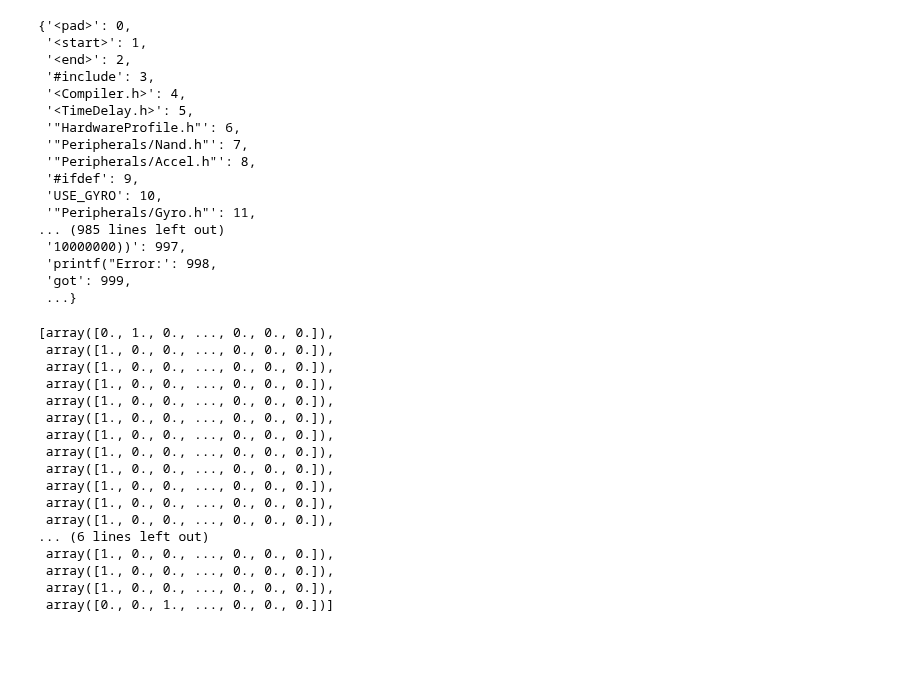
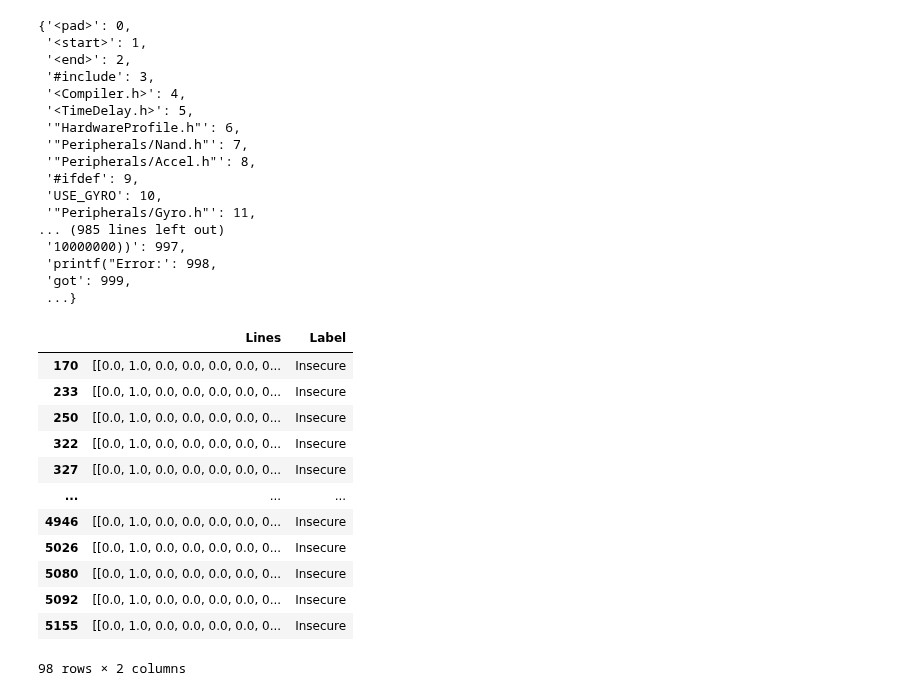
Before and after one commit to sakshmenon/Faulthunter-new-approach, a Jupyter notebook: Scripts/tester.ipynb, the cells around one changed output. Saved outputs shown, nothing was run; the diff lists cells and outputs as text; code cells hidden in the pictures; blank space fills up the shorter version.

```diff
--- a/Scripts/tester.ipynb
+++ b/Scripts/tester.ipynb
@@ -73,26 +73,22 @@ def one_hot_encode(categories, category_to_index):
     return one_hot_vectors, gloabl_OHV_dictionary
 
 global_one_hot_vectors, gloabl_OHV_dictionary = one_hot_encode(vocab.keys(), vocab)
-# %%
-df.loc[0]['Lines']
-# %% [output]
-[array([0., 1., 0., ..., 0., 0., 0.]),
- array([1., 0., 0., ..., 0., 0., 0.]),
- array([1., 0., 0., ..., 0., 0., 0.]),
- array([1., 0., 0., ..., 0., 0., 0.]),
- array([1., 0., 0., ..., 0., 0., 0.]),
- array([1., 0., 0., ..., 0., 0., 0.]),
- array([1., 0., 0., ..., 0., 0., 0.]),
- array([1., 0., 0., ..., 0., 0., 0.]),
- array([1., 0., 0., ..., 0., 0., 0.]),
- array([1., 0., 0., ..., 0., 0., 0.]),
- array([1., 0., 0., ..., 0., 0., 0.]),
- array([1., 0., 0., ..., 0., 0., 0.]),
-... (6 lines left out)
- array([1., 0., 0., ..., 0., 0., 0.]),
- array([1., 0., 0., ..., 0., 0., 0.]),
- array([1., 0., 0., ..., 0., 0., 0.]),
- array([0., 0., 1., ..., 0., 0., 0.])]
+# %%
+df[df['Label']=='Insecure']
+# %% [output]
+|  | Lines | Label |
+| 170 | [[0.0, 1.0, 0.0, 0.0, 0.0, 0.0, 0... | Insecure |
+| 233 | [[0.0, 1.0, 0.0, 0.0, 0.0, 0.0, 0... | Insecure |
+| 250 | [[0.0, 1.0, 0.0, 0.0, 0.0, 0.0, 0... | Insecure |
+| 322 | [[0.0, 1.0, 0.0, 0.0, 0.0, 0.0, 0... | Insecure |
+| 327 | [[0.0, 1.0, 0.0, 0.0, 0.0, 0.0, 0... | Insecure |
+| ... | ... | ... |
+| 4946 | [[0.0, 1.0, 0.0, 0.0, 0.0, 0.0, 0... | Insecure |
+| 5026 | [[0.0, 1.0, 0.0, 0.0, 0.0, 0.0, 0... | Insecure |
+| 5080 | [[0.0, 1.0, 0.0, 0.0, 0.0, 0.0, 0... | Insecure |
+| 5092 | [[0.0, 1.0, 0.0, 0.0, 0.0, 0.0, 0... | Insecure |
+| 5155 | [[0.0, 1.0, 0.0, 0.0, 0.0, 0.0, 0... | Insecure |
+98 rows × 2 columns
 # %%
 for line in range(df.shape[0]):
     df.loc[line].Lines = df.loc[line].Lines.split()
```
Also changed, not shown: 1 other file.
